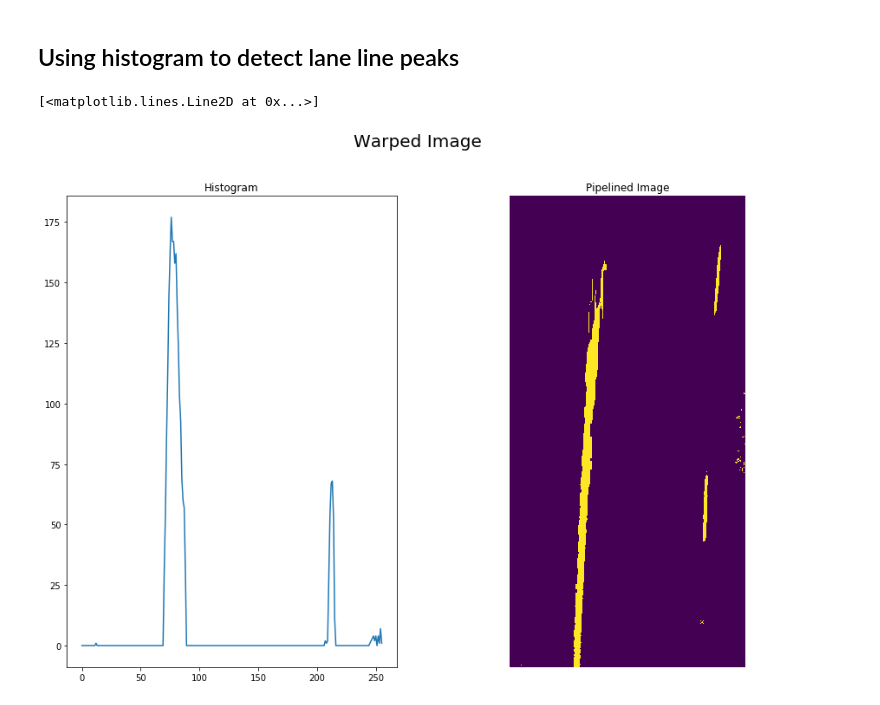
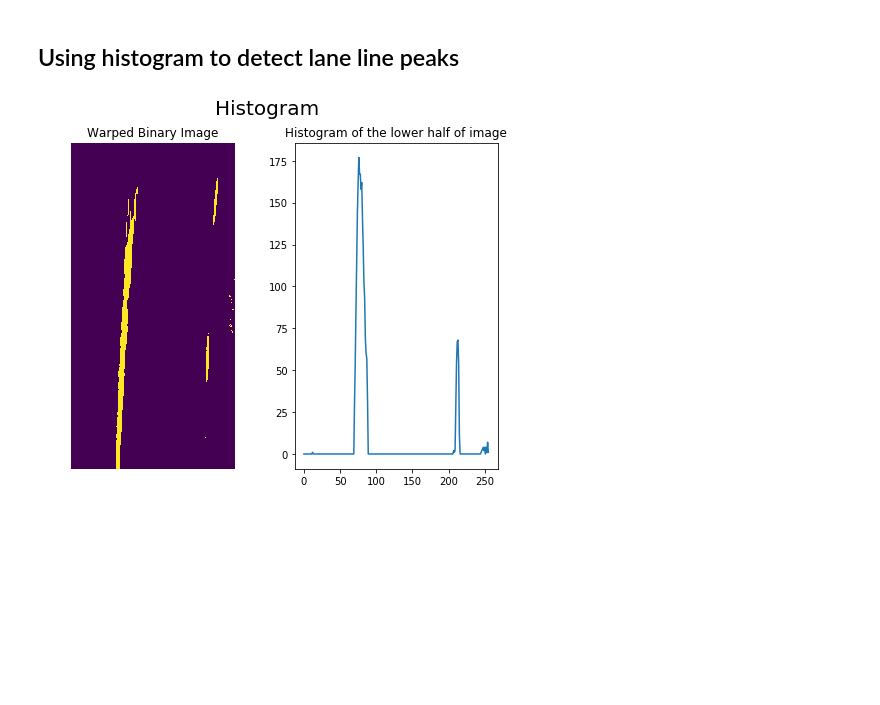
Before and after one commit to llahti/CarND-Advanced-Lane-Lines, a Jupyter notebook: report.ipynb, the cells around one changed output. Cells and saved outputs as stored; diff of their text form; code cells hidden in the pictures; blank space fills up the shorter version.

```diff
--- a/report.ipynb
+++ b/report.ipynb
@@ -601,34 +1196,35 @@ Image size is:  (720, 1280, 3)
 # %%
 # Histogram
 import numpy as np
 from LaneFinder.pipeline import Pipeline_LanePixels
 #image = cv2.imread('./test_images/straight_lines1.jpg')
 image = cv2.imread('./test_images/test6.jpg')
 image = cv2.undistort(image, mtx, dist, None, None)
 #image = cv2.cvtColor(image, cv2.COLOR_BGR2HLS)
 
 pipe = Pipeline_LanePixels()
 pipelined = pipe.apply(image)
 
 
 # Create histogram
 histogram = np.sum(pipelined[pipelined.shape[0]//2:,:], axis=0)
 #plt.plot(histogram)
 
 
-fig = plt.figure(figsize=(15, 10))
-fig.suptitle("Warped Image", fontsize=20)
+fig = plt.figure(figsize=(8, 6))
+fig.suptitle("Histogram", fontsize=20)
 
 # Show warped image
-a = fig.add_subplot(1, 2, 2)
+a = fig.add_subplot(1, 2, 1)
 plt.axis('off')
-plt.title("Pipelined Image")
+plt.title("Warped Binary Image")
 plt.imshow(pipelined)
 # Plot histogram
-a = fig.add_subplot(1, 2, 1)
+a = fig.add_subplot(1, 2, 2)
 #plt.axis('off')
-plt.title("Histogram")
+plt.title("Histogram of the lower half of image")
 plt.plot(histogram)
+
+plt.savefig("./illustrations/binary_warped_image.jpg")
 # %% [output]
-[<matplotlib.lines.Line2D at 0x...>]
-[figure, old version]
+[figure, new version]
```
Also changed, not shown: parts of 43 cells of this notebook, 19 other files.
